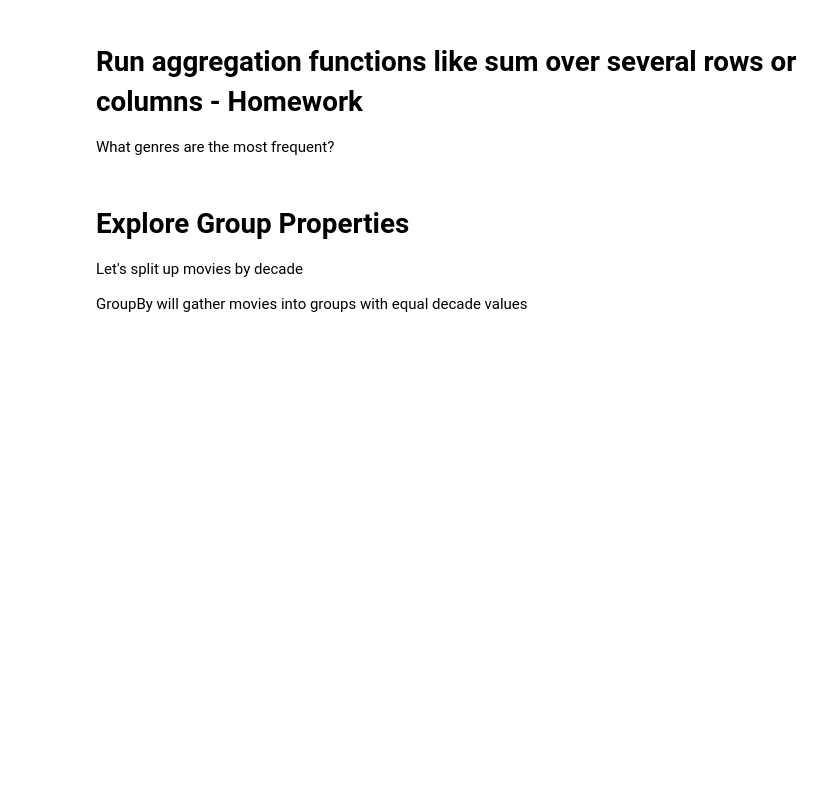
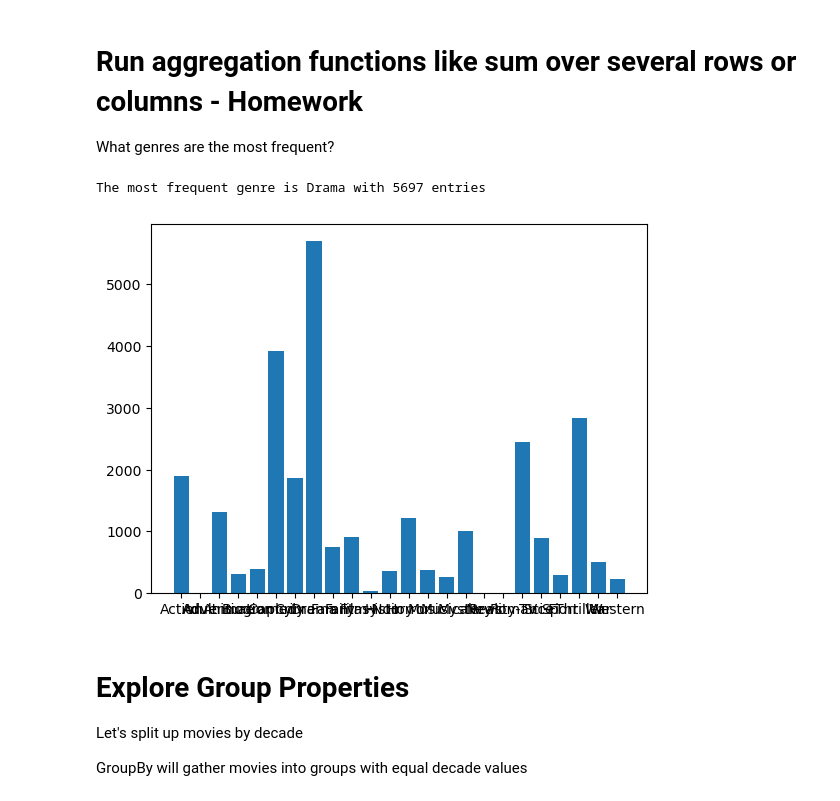
Before and after one commit to vukasinmilosevic/KSM2, a Jupyter notebook: Lecture_3/Vezbe3-Introduction_to_data_science.ipynb, the cells around one changed output. Saved outputs shown, nothing was run; the diff lists cells and outputs as text; code cells hidden in the pictures; blank space fills up the shorter version.

```diff
--- a/Lecture_3/Vezbe3-Introduction_to_data_science.ipynb
+++ b/Lecture_3/Vezbe3-Introduction_to_data_science.ipynb
@@ -354,6 +346,29 @@ data[data.score == data.score.max()][['title', 'year', 'score', 'votes', 'genres
 What genres are the most frequent?
 # %%
 # Your solution
+
+genres = set()
+for m in data.genres:
+    genres.update(g for g in m.split('|'))
+genres = sorted(genres)
+
+for genre in genres:
+    data[genre] = [genre in movie.split('|') for movie in data.genres]
+
+genres_list = []
+numbers_list = []
+for genre in genres:
+    genres_list.append(genre)
+    numbers_list.append(data[genre].sum())
+
+index = numbers_list.index(max(numbers_list))
+print(f'The most frequent genre is {genres_list[index]} with {max(numbers_list)} entries')
+
+plt.bar(genres_list, numbers_list)
+plt.show()
+# %% [output]
+The most frequent genre is Drama with 5697 entries
+[figure, added]
 # %% [markdown]
 # Explore Group Properties
 Let's split up movies by decade
```
Also changed, not shown: parts of 14 cells of this notebook.
